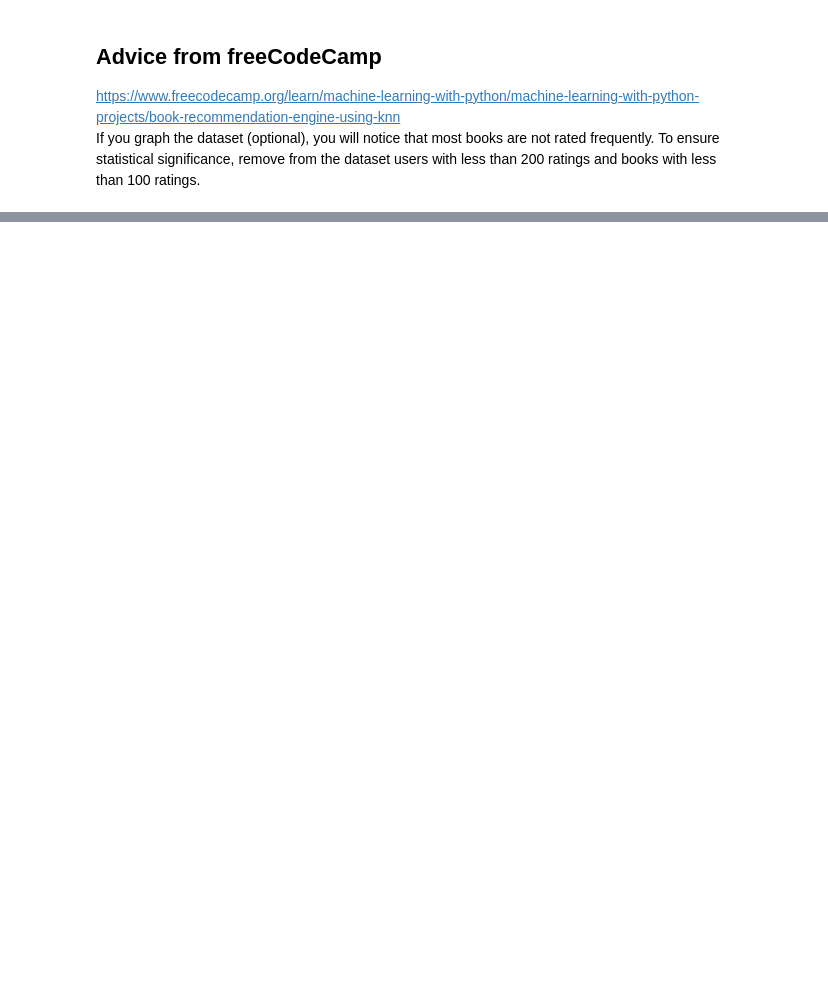
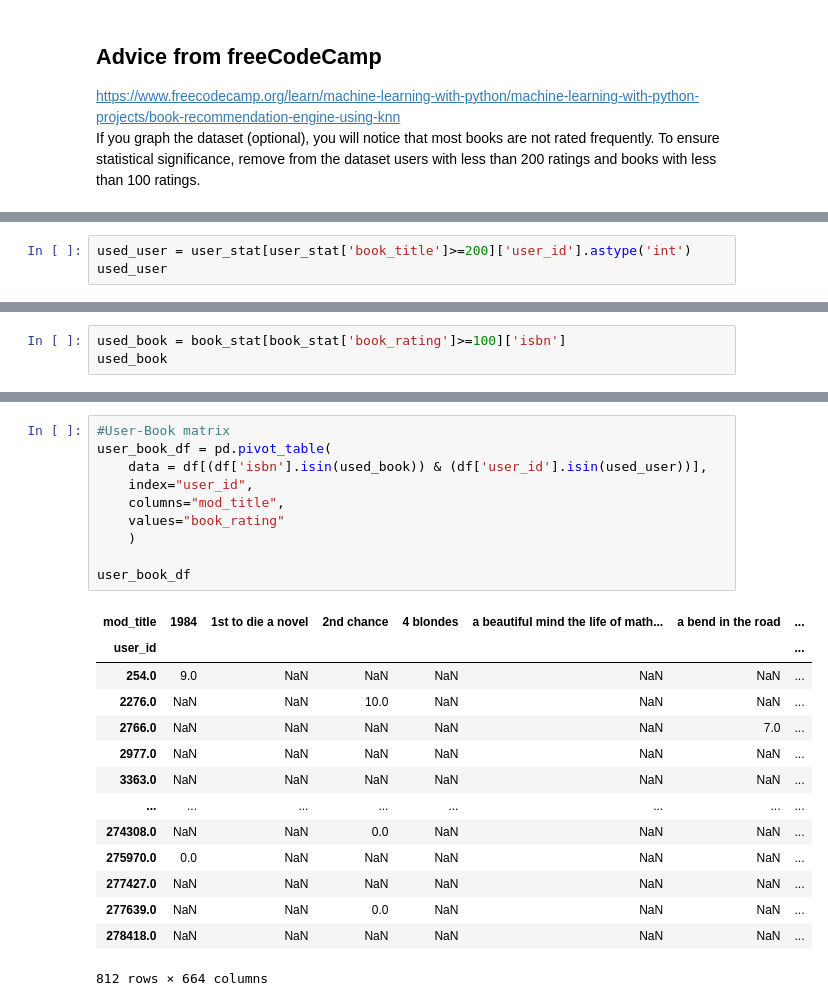
Before and after one commit to amrirasyidi/book_recommendation, a Jupyter notebook: fcc_book_recc_model.ipynb, the cells around one changed output, grey strips where cells are left out. Cells and saved outputs as stored; diff of their text form; blank space fills up the shorter version.

```diff
--- a/fcc_book_recc_model.ipynb
+++ b/fcc_book_recc_model.ipynb
@@ -49,0 +59,3 @@ user_stat = pd.pivot_table(
+# %%
+used_user = user_stat[user_stat['book_title']>=200]['user_id'].astype('int')
+used_user
@@ -49,0 +91,3 @@ user_stat = pd.pivot_table(
+# %%
+used_book = book_stat[book_stat['book_rating']>=100]['isbn']
+used_book
@@ -49,0 +114,25 @@ user_stat = pd.pivot_table(
+# %%
+#User-Book matrix
+user_book_df = pd.pivot_table(
+    data = df[(df['isbn'].isin(used_book)) & (df['user_id'].isin(used_user))],
+    index="user_id",
+    columns="mod_title",
+    values="book_rating"
+    )
+
+user_book_df
+# %% [output]
+| mod_title | 1984 | 1st to die a novel | 2nd chance | 4 blondes | a beautiful mind the life of math... | a bend in the road | ... |
+| user_id |  |  |  |  |  |  | ... |
+| 254.0 | 9.0 | NaN | NaN | NaN | NaN | NaN | ... |
+| 2276.0 | NaN | NaN | 10.0 | NaN | NaN | NaN | ... |
+| 2766.0 | NaN | NaN | NaN | NaN | NaN | 7.0 | ... |
+| 2977.0 | NaN | NaN | NaN | NaN | NaN | NaN | ... |
+| 3363.0 | NaN | NaN | NaN | NaN | NaN | NaN | ... |
+| ... | ... | ... | ... | ... | ... | ... | ... |
+| 274308.0 | NaN | NaN | 0.0 | NaN | NaN | NaN | ... |
+| 275970.0 | 0.0 | NaN | NaN | NaN | NaN | NaN | ... |
+| 277427.0 | NaN | NaN | NaN | NaN | NaN | NaN | ... |
+| 277639.0 | NaN | NaN | 0.0 | NaN | NaN | NaN | ... |
+| 278418.0 | NaN | NaN | NaN | NaN | NaN | NaN | ... |
+812 rows × 664 columns
```
Also changed, not shown: parts of 18 cells of this notebook, 1 other file.
